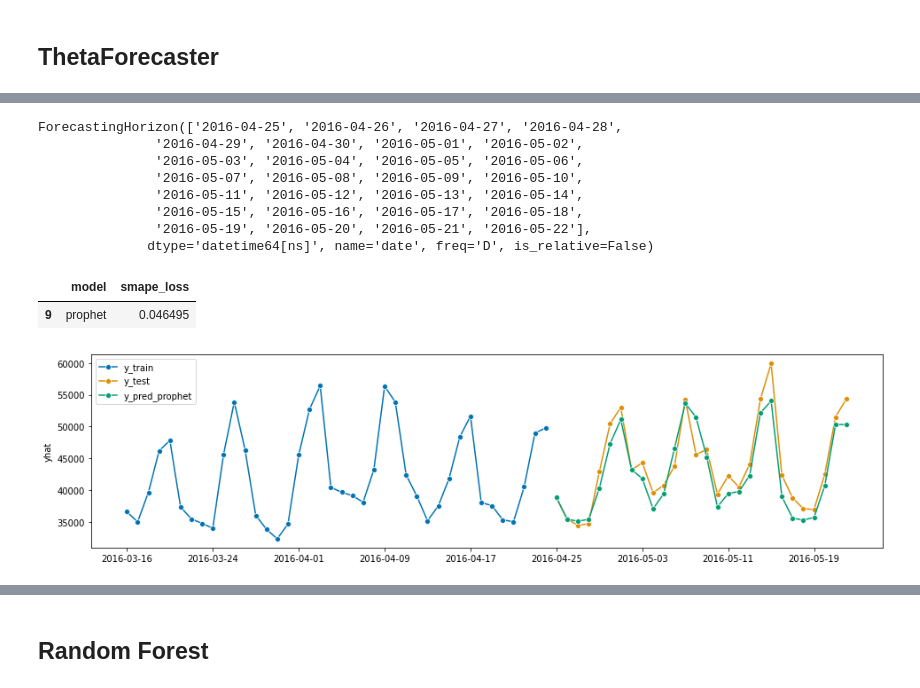
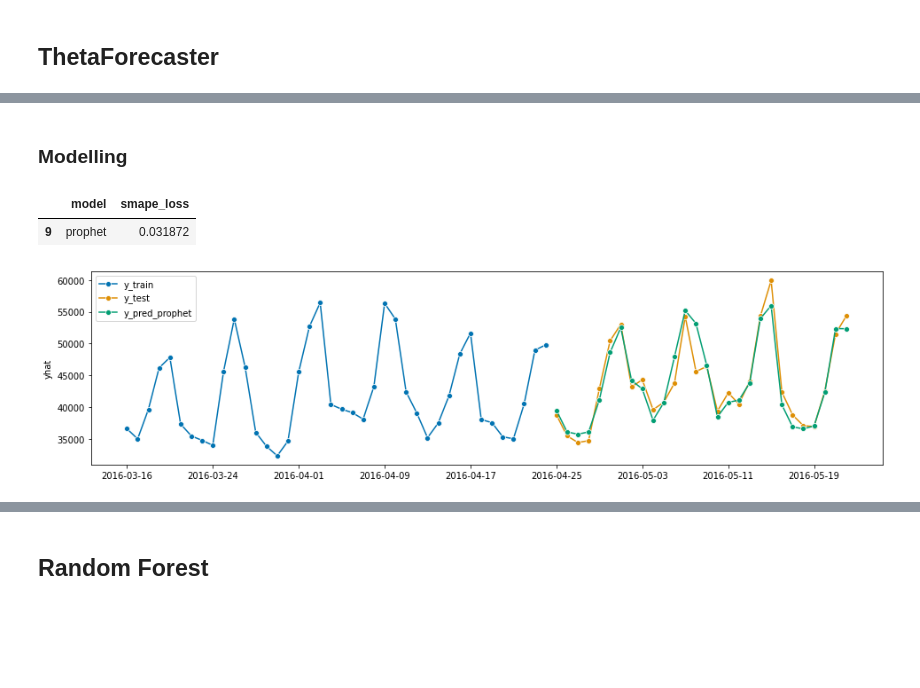
Before and after one commit to ElizabethSebastian/Sales-Forecasting, a Jupyter notebook: Code/02_sk_models.ipynb, the cells around one changed output, grey strips where cells are left out. Cells and saved outputs as stored; diff of their text form; code cells hidden in the pictures; blank space fills up the shorter version.

```diff
--- a/Code/02_sk_models.ipynb
+++ b/Code/02_sk_models.ipynb
@@ -377,39 +403,42 @@ y_train.reset_index()
 z_test.index.freq='D'
 z_train.index.freq='D'
 # %%
-fh_p = np.arange(len(z_test)) + 1
+#Forecasting horizon with dtype Datetime
 fh_p = ForecastingHorizon(z_test.index, is_relative=False)
-# %%
-fh_p
-# %% [output]
-ForecastingHorizon(['2016-04-25', '2016-04-26', '2016-04-27', '2016-04-28',
-               '2016-04-29', '2016-04-30', '2016-05-01', '2016-05-02',
-               '2016-05-03', '2016-05-04', '2016-05-05', '2016-05-06',
-               '2016-05-07', '2016-05-08', '2016-05-09', '2016-05-10',
-               '2016-05-11', '2016-05-12', '2016-05-13', '2016-05-14',
-               '2016-05-15', '2016-05-16', '2016-05-17', '2016-05-18',
-               '2016-05-19', '2016-05-20', '2016-05-21', '2016-05-22'],
-              dtype='datetime64[ns]', name='date', freq='D', is_relative=False)
+# %% [markdown]
+### Modelling
 # %%
-sk_forecaster = Prophet(seasonality_mode='multiplicative',
+#Prophet
+sk_forecaster2 = Prophet(seasonality_mode='multiplicative',
                 holidays=holidays,
                 n_changepoints=2,
-                changepoint_range=0.9,
-                daily_seasonality=True, weekly_seasonality=True, yearly_seasonality=True
+                changepoint_range=0.95,
+                changepoint_prior_scale=0.1,
+                seasonality_prior_scale=10,
+                holidays_prior_scale=10,
+                daily_seasonality=True,
+                weekly_seasonality=True,
+                yearly_seasonality=True
                 )
-sk_forecaster.fit(z_train)
-y_pred_prophet = sk_forecaster.predict(fh_p)
+
+sk_forecaster2.fit(z_train)
+
+#prediction
+y_pred_prophet = sk_forecaster2.predict(fh_p)
 y_pred_prophet.index = y_test.index
+
+#Save model
 save_model('prophet')
+
+#Plot and calculate SMAPE loss
 loss_prophet=load_model('prophet', y_train, y_test, y_pred_prophet)
-# plot_series(y_train[-40:], y_test, y_pred_prophet, labels=["y_train", "y_test", "y_pred_prophet"])
-# smape_loss(y_test, y_prediction)
 
+#Save and display model name with SMAPE loss
 myindex = result.shape[0]+1
 result.at[myindex,'model']='prophet'
 result.at[myindex,'smape_loss']=loss_prophet
 result[result['model']=='prophet']
 # %% [output]
 |  | model | smape_loss |
-| 9 | prophet | 0.046495 |
+| 9 | prophet | 0.031872 |
-[figure, old version]
+[figure, new version]
```
Also changed, not shown: parts of 82 cells of this notebook, 9 other files.
